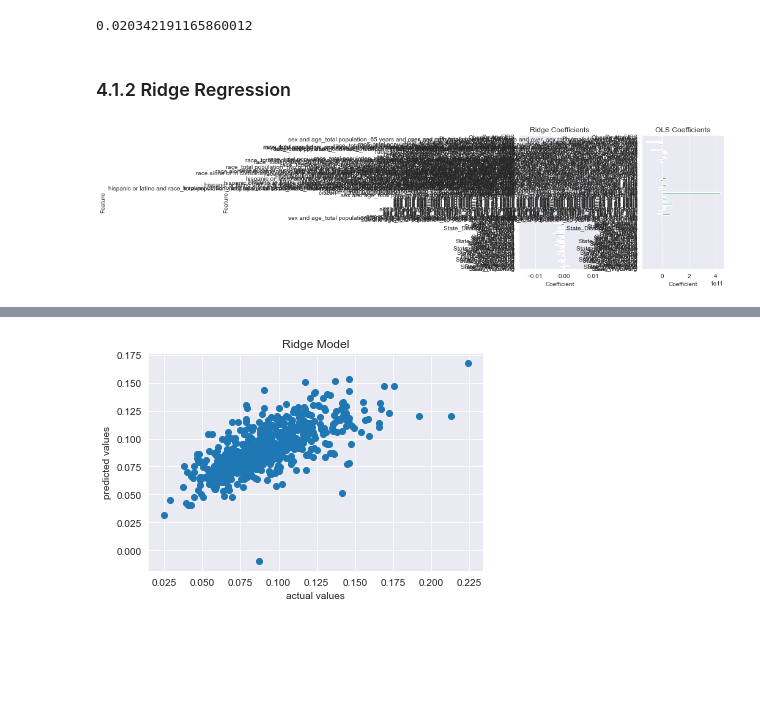
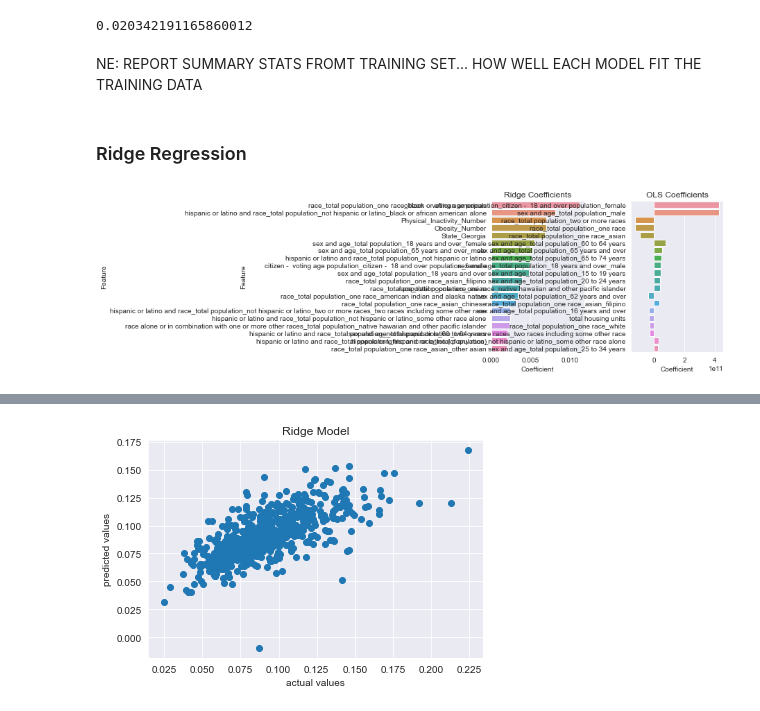
Before and after one commit to aramburoc/CSS_Project2_Group1, a Jupyter notebook: Project 2 Students.ipynb, the cells around one changed output, grey strips where cells are left out. Cells and saved outputs as stored; diff of their text form; code cells hidden in the pictures; blank space fills up the shorter version.

```diff
--- a/Project 2 Students.ipynb
+++ b/Project 2 Students.ipynb
@@ -463,8 +482,10 @@ def rmse(pred, actual):
 rmse(lin_pred, y_validate)
 # %% [output]
 0.020342191165860012
+# %% [markdown]
+NE: REPORT SUMMARY STATS FROMT TRAINING SET... HOW WELL EACH MODEL FIT THE TRAINING DATA
 # %% [markdown]
-### 4.1.2 Ridge Regression
+### Ridge Regression
 # %%
 # make and fit a Ridge regression model
 ridge_reg = Ridge()
@@ -475,13 +496,16 @@ ridge_reg_data.columns = ['Coefficient', 'Feature'] # name columns of ridge_reg_
 ridge_reg_data.replace(to_replace=[None], value= 0, inplace=True)
 ridge_reg_data['Coefficient'] = ridge_reg_data['Coefficient'].astype(float)
 # %%
-# plot the coefficients for the Ridge model and compare to OLS
+# plot the coefficients for the Ridge model and compare to OLS using nlargest 20 to show the top coefficients
+
 figure = plt.figure()
-figure.subplots_adjust(wspace = .5, hspace=.5)
+figure.subplots_adjust(wspace = .5, hspace= .5)
 figure.add_subplot(1, 2, 1)
-sns.barplot(x="Coefficient", y="Feature", data=ridge_reg_data).set_title("Ridge Coefficients")
+Ridge_graph = sns.barplot(x="Coefficient", y="Feature", data=ridge_reg_data.nlargest(20, 'Coefficient'))
+Ridge_graph.set_title("Ridge Coefficients")
 figure.add_subplot(1, 2, 2)
-sns.barplot(x="Coefficient", y="Feature", data=lin_reg_data).set_title("OLS Coefficients")
+OLS_Coeff_graph = sns.barplot(x="Coefficient", y="Feature", data=lin_reg_data.nlargest(20, "Coefficient_Abs"))
+OLS_Coeff_graph.set_title("OLS Coefficients")
 plt.show()
 # %% [output]
-[figure, old version]
+[figure, new version]
```
Also changed, not shown: parts of 28 cells of this notebook.
